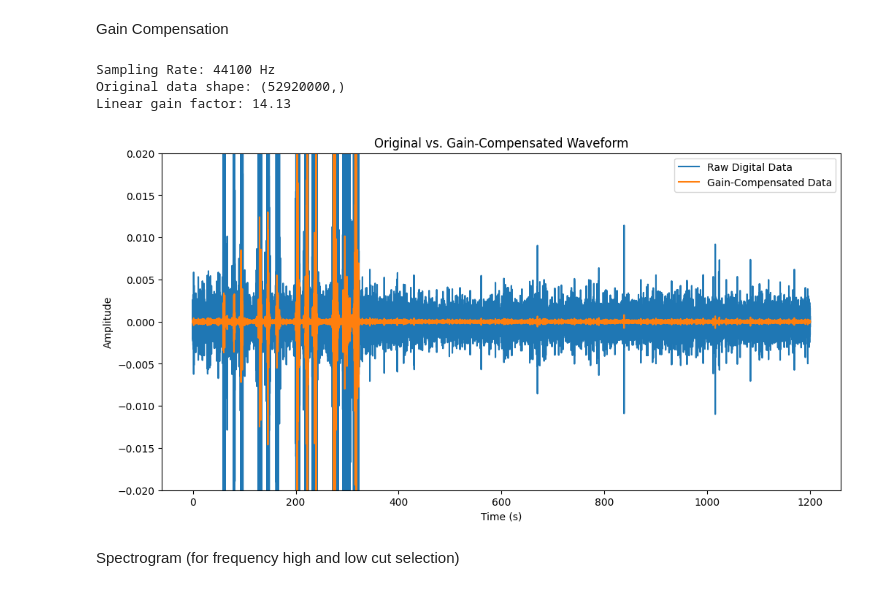
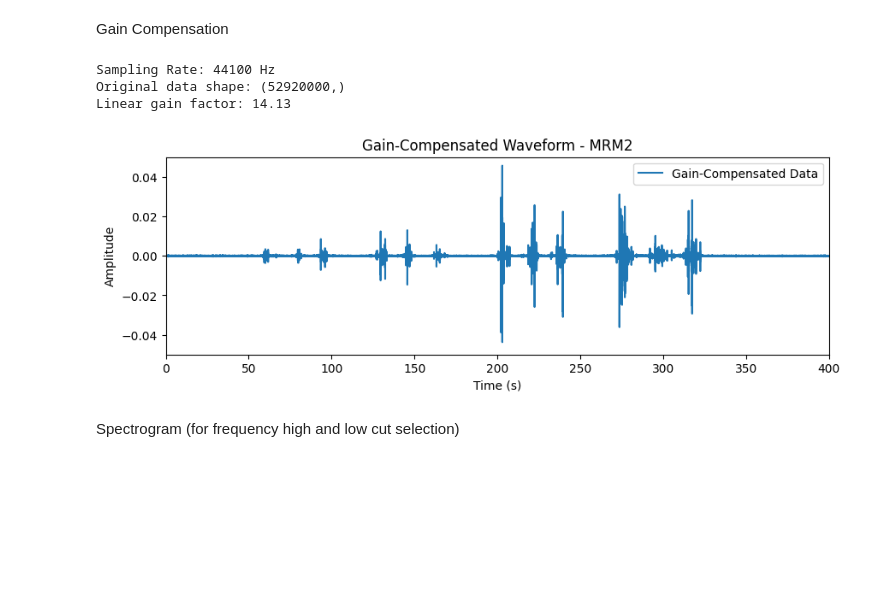
Before and after one commit to nicole-hucke/shear_stress_paper, a Jupyter notebook: Hydrophones/Calibration/calibration_processing_V2.ipynb, the cells around one changed output. Cells and saved outputs as stored; diff of their text form; code cells hidden in the pictures; blank space fills up the shorter version.

Commit message:
re-visiting calibration for methods section (pt3)

```diff
--- a/Hydrophones/Calibration/calibration_processing_V2.ipynb
+++ b/Hydrophones/Calibration/calibration_processing_V2.ipynb
@@ -755,31 +748,32 @@ Gain Compensation
 # %%
 preamp_gain_db = 23  # preamp gain in dB for this recording
 linear_gain = 10**(preamp_gain_db / 20)
 calibrated_data = data / linear_gain
 
 print(f"Sampling Rate: {samplerate} Hz")
 print(f"Original data shape: {data.shape}")
 print(f"Linear gain factor: {linear_gain:.2f}")
 
 # plot the raw and calibrated waveforms for verification
 time = np.arange(len(data)) / samplerate
 # note this took 2-minutes to run
-plt.figure(figsize=(12, 6))
-plt.plot(time, data, label="Raw Digital Data")
+plt.figure(figsize=(10, 3))
+#plt.plot(time, data, label="Raw Digital Data")
 plt.plot(time, calibrated_data, label="Gain-Compensated Data")
 plt.xlabel("Time (s)")
 plt.ylabel("Amplitude")
-plt.title("Original vs. Gain-Compensated Waveform")
+plt.title("Gain-Compensated Waveform - MRM2")
 plt.legend(loc='upper right')
-plt.ylim(-0.02, 0.02)
+plt.ylim(-0.05, 0.05)
+plt.xlim(0, 400)
 # saving instead of showing to avoid space usage issues
-#plt.savefig("calibration_plots/MRM2/test_waveform_comparison.png", dpi=300)
+plt.savefig("calibration_plots/MRM2/test_waveform_mrm2.png", dpi=300)
 plt.show()
 # %% [output]
 Sampling Rate: 44100 Hz
 Original data shape: (52920000,)
 Linear gain factor: 14.13
-[figure, old version]
+[figure, new version]
 # %% [markdown]
 Spectrogram (for frequency high and low cut selection)
 # %%
```
Also changed, not shown: parts of 29 cells of this notebook, 3 other files.
